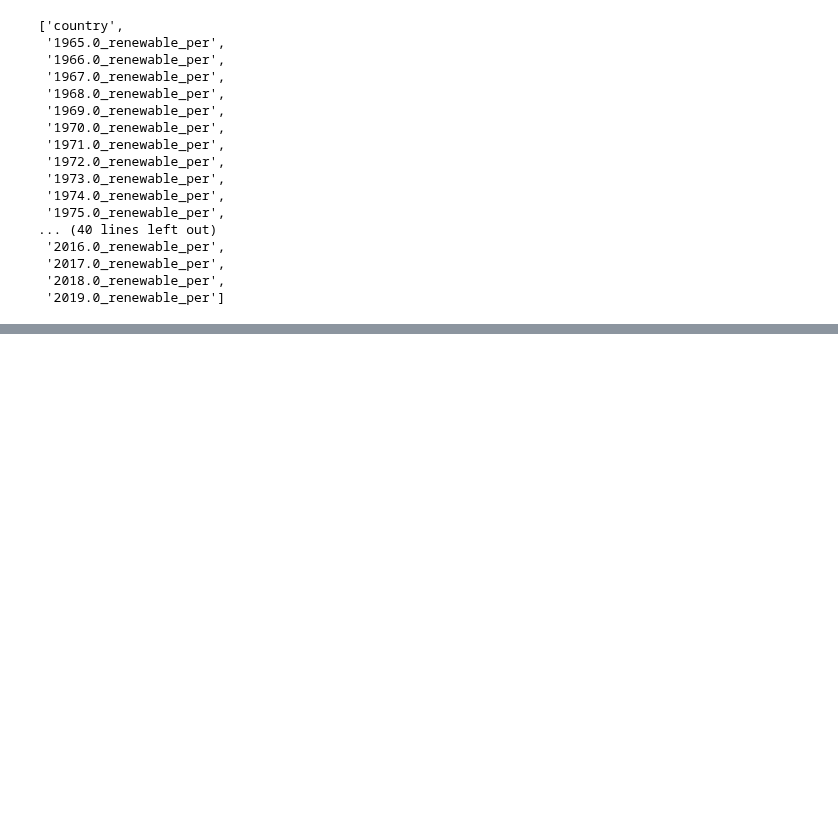
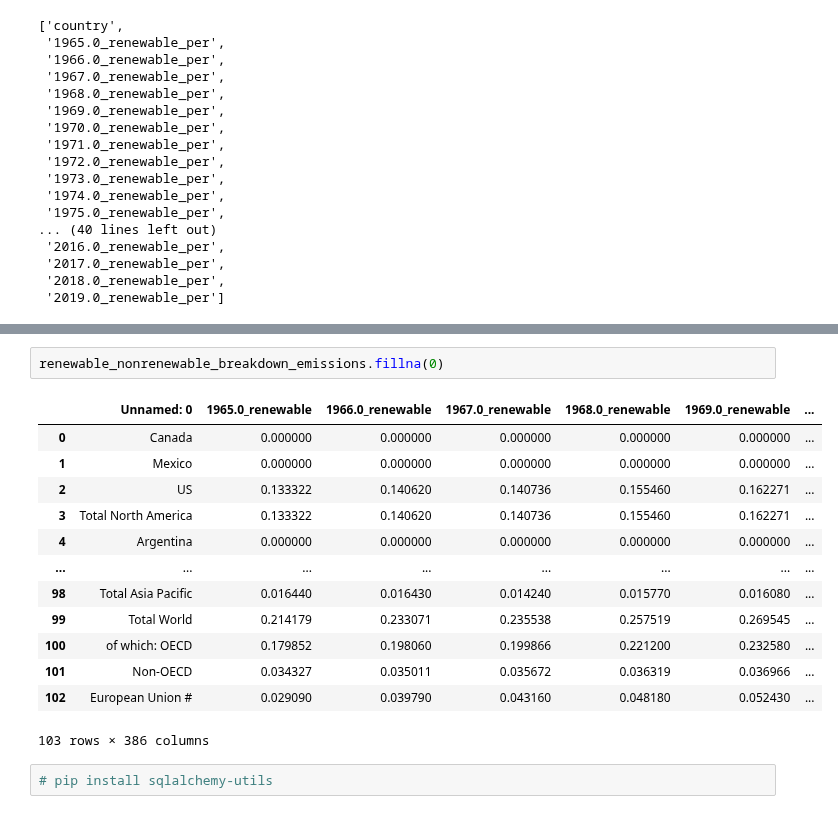
Before and after one commit to yuyhong23/One-Hot_Future, a Jupyter notebook: clean_data/database.ipynb, the cells around one changed output, grey strips where cells are left out. Drawn from its saved outputs; the diff is of its cells as text; blank space fills up the shorter version.

```diff
--- a/clean_data/read_file.ipynb
+++ b/clean_data/database.ipynb
@@ -353,0 +379,18 @@ list(renewable_percent.columns)
+# %%
+renewable_nonrenewable_breakdown_emissions.fillna(0)
+# %% [output]
+|  | Unnamed: 0 | 1965.0_renewable | 1966.0_renewable | 1967.0_renewable | 1968.0_renewable | 1969.0_renewable | ... |
+| 0 | Canada | 0.000000 | 0.000000 | 0.000000 | 0.000000 | 0.000000 | ... |
+| 1 | Mexico | 0.000000 | 0.000000 | 0.000000 | 0.000000 | 0.000000 | ... |
+| 2 | US | 0.133322 | 0.140620 | 0.140736 | 0.155460 | 0.162271 | ... |
+| 3 | Total North America | 0.133322 | 0.140620 | 0.140736 | 0.155460 | 0.162271 | ... |
+| 4 | Argentina | 0.000000 | 0.000000 | 0.000000 | 0.000000 | 0.000000 | ... |
+| ... | ... | ... | ... | ... | ... | ... | ... |
+| 98 | Total Asia Pacific | 0.016440 | 0.016430 | 0.014240 | 0.015770 | 0.016080 | ... |
+| 99 | Total World | 0.214179 | 0.233071 | 0.235538 | 0.257519 | 0.269545 | ... |
+| 100 | of which: OECD | 0.179852 | 0.198060 | 0.199866 | 0.221200 | 0.232580 | ... |
+| 101 | Non-OECD | 0.034327 | 0.035011 | 0.035672 | 0.036319 | 0.036966 | ... |
+| 102 | European Union # | 0.029090 | 0.039790 | 0.043160 | 0.048180 | 0.052430 | ... |
+103 rows × 386 columns
+# %%
+# pip install sqlalchemy-utils
```
Also changed, not shown: parts of 8 cells of this notebook, 3 other files.
